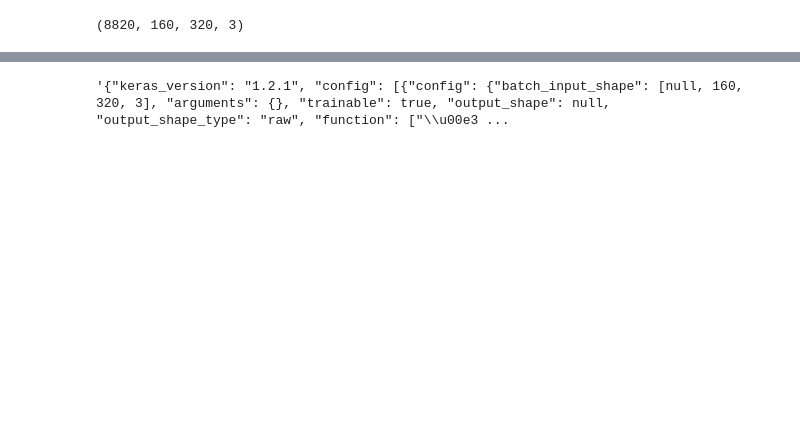
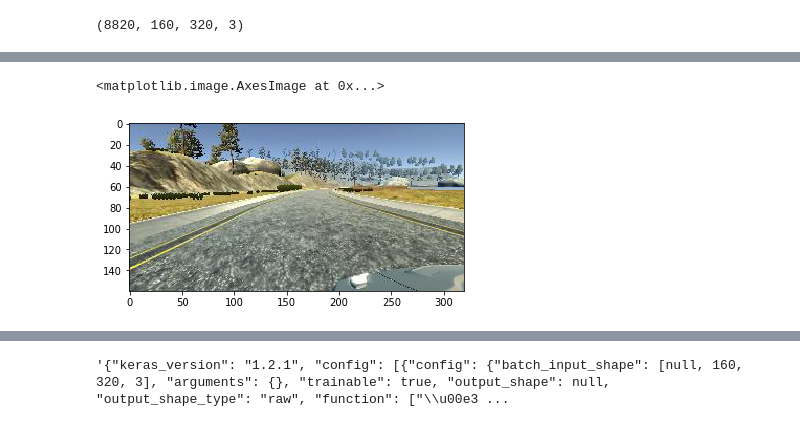
Before and after one commit to Bilalkhanten/CarND-Behavioral-Cloning-P3, a Jupyter notebook: Behavioural_Driving.ipynb, the cells around one changed output, grey strips where cells are left out. Saved outputs shown, nothing was run; the diff lists cells and outputs as text; code cells hidden in the pictures; blank space fills up the shorter version.

```diff
--- a/Behavioural_Driving.ipynb
+++ b/Behavioural_Driving.ipynb
@@ -384,2 +416,9 @@ b_size
 # %%
 gen = generate_images(data_csv, (160, 320, 3), batch_size=b_size)
+# %%
+b1, st1 = next(gen)
+# %%
+plt.imshow(b1[100].astype(np.uint8))
+# %% [output]
+<matplotlib.image.AxesImage at 0x...>
+[figure, added]
```
Also changed, not shown: parts of 13 cells of this notebook, 1 other file.
